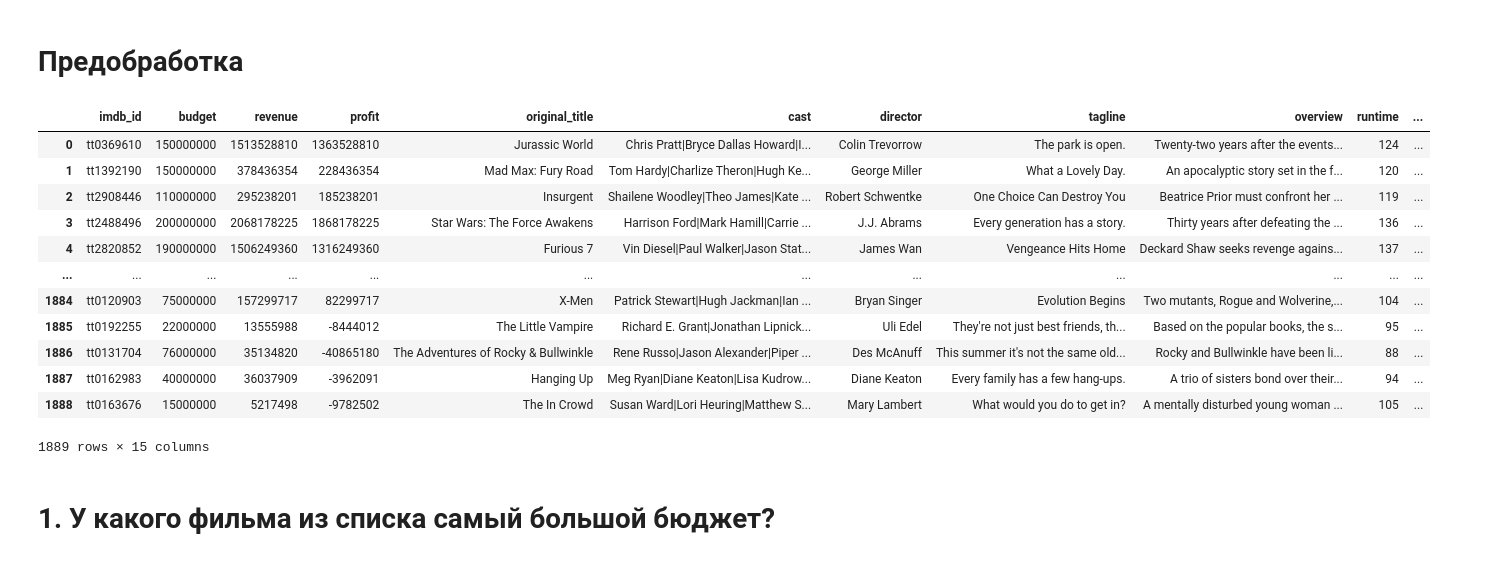
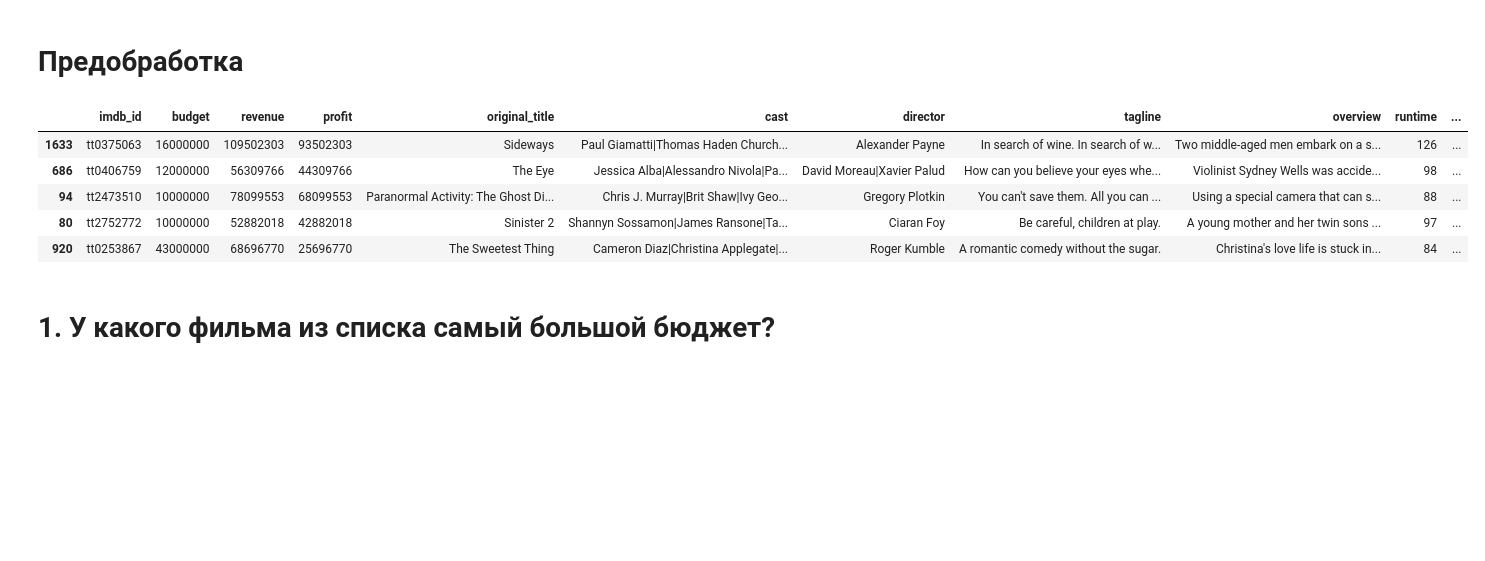
Before and after one commit to serp1212/DataSciSF, a Jupyter notebook: module_1/Movies_IMBD_v4.1_TEMPLATE.ipynb, the cells around one changed output. Cells and saved outputs as stored; diff of their text form; code cells hidden in the pictures; blank space fills up the shorter version.

Commit message:
Add csv file and 2nd block of answers
Aside from this, I brought the code to PEP-8 (as I could).

```diff
--- a/module_1/Movies_IMBD_v4.1_TEMPLATE.ipynb
+++ b/module_1/Movies_IMBD_v4.1_TEMPLATE.ipynb
@@ -37,32 +37,28 @@ memory usage: 140.3+ KB
 # %% [markdown]
 # Предобработка
 # %%
-answers = {} # создадим словарь для ответов
+answers = {} # Создадим словарь для ответов
 
-#the time given in the dataset is in string format.
-#So we need to change this in datetime format
+# The time given in the dataset is in string format.
+# So we need to change this in datetime format
 data.release_date = pd.to_datetime(data['release_date'])
 
-# добавим информацию о прибыльности фильма (колонка profit)
-profit=pd.Series(list(map(lambda revenue, budget: revenue - budget, data.revenue, data.budget)),
+# Добавим информацию о прибыльности фильма (колонка profit)
+def profit_calc(rev, budg):
+    return rev-budg
+profit = pd.Series(list(map(profit_calc, data.revenue, data.budget)),
                  name = 'profit')
-data = pd.concat([data.loc[:, :'revenue'], profit, data.loc[:, 'original_title':]],
+data = pd.concat([data.loc[:, :'revenue'], profit,
+                  data.loc[:, 'original_title':]],
                   axis = 1)
-data
+data.sample(5)
 # %% [output]
 |  | imdb_id | budget | revenue | profit | original_title | cast | director | tagline | overview | runtime | ... |
-| 0 | tt0369610 | 150000000 | 1513528810 | 1363528810 | Jurassic World | Chris Pratt|Bryce Dallas Howard|I... | Colin Trevorrow | The park is open. | Twenty-two years after the events... | 124 | ... |
-| 1 | tt1392190 | 150000000 | 378436354 | 228436354 | Mad Max: Fury Road | Tom Hardy|Charlize Theron|Hugh Ke... | George Miller | What a Lovely Day. | An apocalyptic story set in the f... | 120 | ... |
-| 2 | tt2908446 | 110000000 | 295238201 | 185238201 | Insurgent | Shailene Woodley|Theo James|Kate ... | Robert Schwentke | One Choice Can Destroy You | Beatrice Prior must confront her ... | 119 | ... |
-| 3 | tt2488496 | 200000000 | 2068178225 | 1868178225 | Star Wars: The Force Awakens | Harrison Ford|Mark Hamill|Carrie ... | J.J. Abrams | Every generation has a story. | Thirty years after defeating the ... | 136 | ... |
-| 4 | tt2820852 | 190000000 | 1506249360 | 1316249360 | Furious 7 | Vin Diesel|Paul Walker|Jason Stat... | James Wan | Vengeance Hits Home | Deckard Shaw seeks revenge agains... | 137 | ... |
-| ... | ... | ... | ... | ... | ... | ... | ... | ... | ... | ... | ... |
-| 1884 | tt0120903 | 75000000 | 157299717 | 82299717 | X-Men | Patrick Stewart|Hugh Jackman|Ian ... | Bryan Singer | Evolution Begins | Two mutants, Rogue and Wolverine,... | 104 | ... |
-| 1885 | tt0192255 | 22000000 | 13555988 | -8444012 | The Little Vampire | Richard E. Grant|Jonathan Lipnick... | Uli Edel | They're not just best friends, th... | Based on the popular books, the s... | 95 | ... |
-| 1886 | tt0131704 | 76000000 | 35134820 | -40865180 | The Adventures of Rocky & Bullwinkle | Rene Russo|Jason Alexander|Piper ... | Des McAnuff | This summer it's not the same old... | Rocky and Bullwinkle have been li... | 88 | ... |
-| 1887 | tt0162983 | 40000000 | 36037909 | -3962091 | Hanging Up | Meg Ryan|Diane Keaton|Lisa Kudrow... | Diane Keaton | Every family has a few hang-ups. | A trio of sisters bond over their... | 94 | ... |
-| 1888 | tt0163676 | 15000000 | 5217498 | -9782502 | The In Crowd | Susan Ward|Lori Heuring|Matthew S... | Mary Lambert | What would you do to get in? | A mentally disturbed young woman ... | 105 | ... |
+| 1633 | tt0375063 | 16000000 | 109502303 | 93502303 | Sideways | Paul Giamatti|Thomas Haden Church... | Alexander Payne | In search of wine. In search of w... | Two middle-aged men embark on a s... | 126 | ... |
+| 686 | tt0406759 | 12000000 | 56309766 | 44309766 | The Eye | Jessica Alba|Alessandro Nivola|Pa... | David Moreau|Xavier Palud | How can you believe your eyes whe... | Violinist Sydney Wells was accide... | 98 | ... |
+| 94 | tt2473510 | 10000000 | 78099553 | 68099553 | Paranormal Activity: The Ghost Di... | Chris J. Murray|Brit Shaw|Ivy Geo... | Gregory Plotkin | You can't save them. All you can ... | Using a special camera that can s... | 88 | ... |
+| 80 | tt2752772 | 10000000 | 52882018 | 42882018 | Sinister 2 | Shannyn Sossamon|James Ransone|Ta... | Ciaran Foy | Be careful, children at play. | A young mother and her twin sons ... | 97 | ... |
+| 920 | tt0253867 | 43000000 | 68696770 | 25696770 | The Sweetest Thing | Cameron Diaz|Christina Applegate|... | Roger Kumble | A romantic comedy without the sugar. | Christina's love life is stuck in... | 84 | ... |
-1889 rows × 15 columns
 # %% [markdown]
 # 1. У какого фильма из списка самый большой бюджет?
 # %% [markdown]
```
Also changed, not shown: parts of 18 cells of this notebook, 1 other file.
